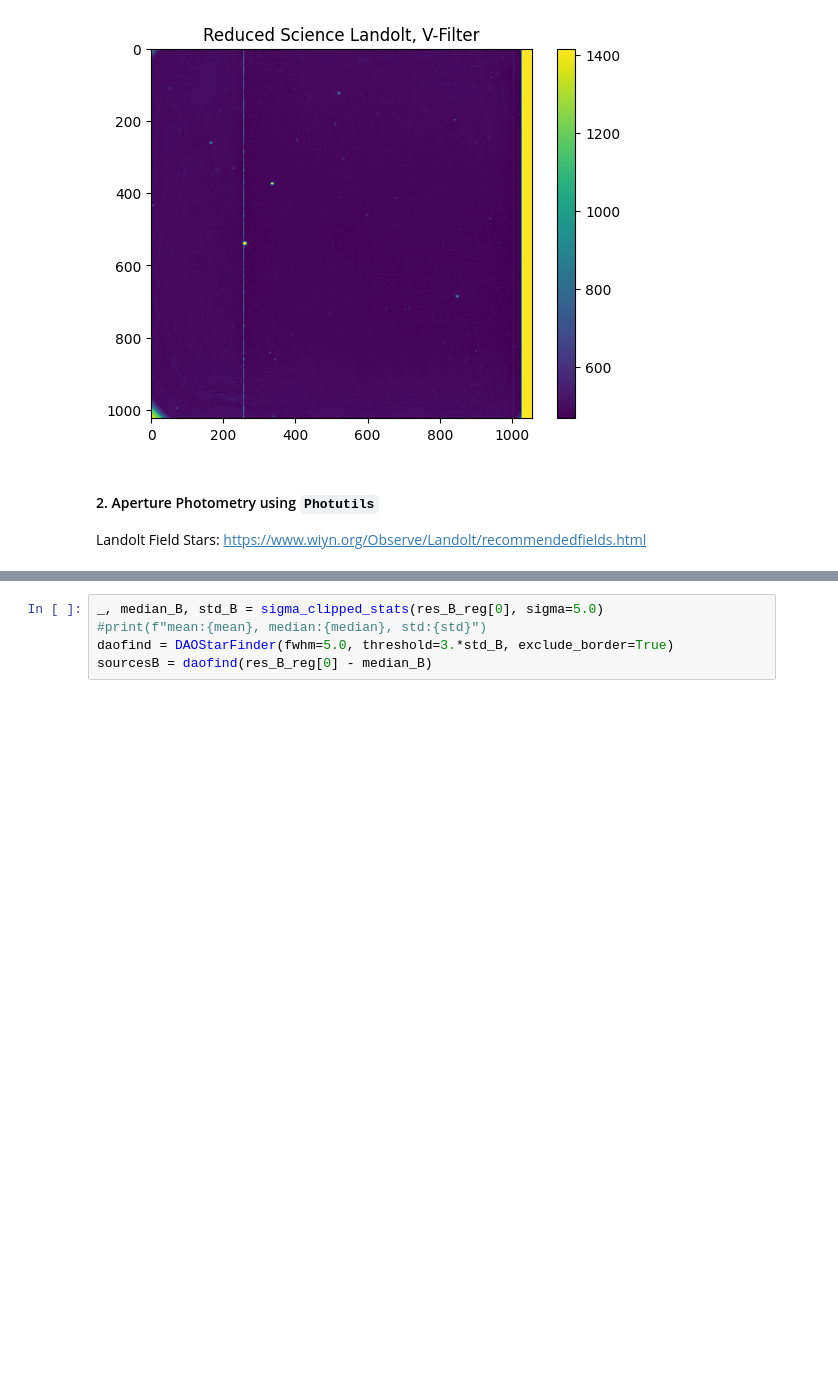
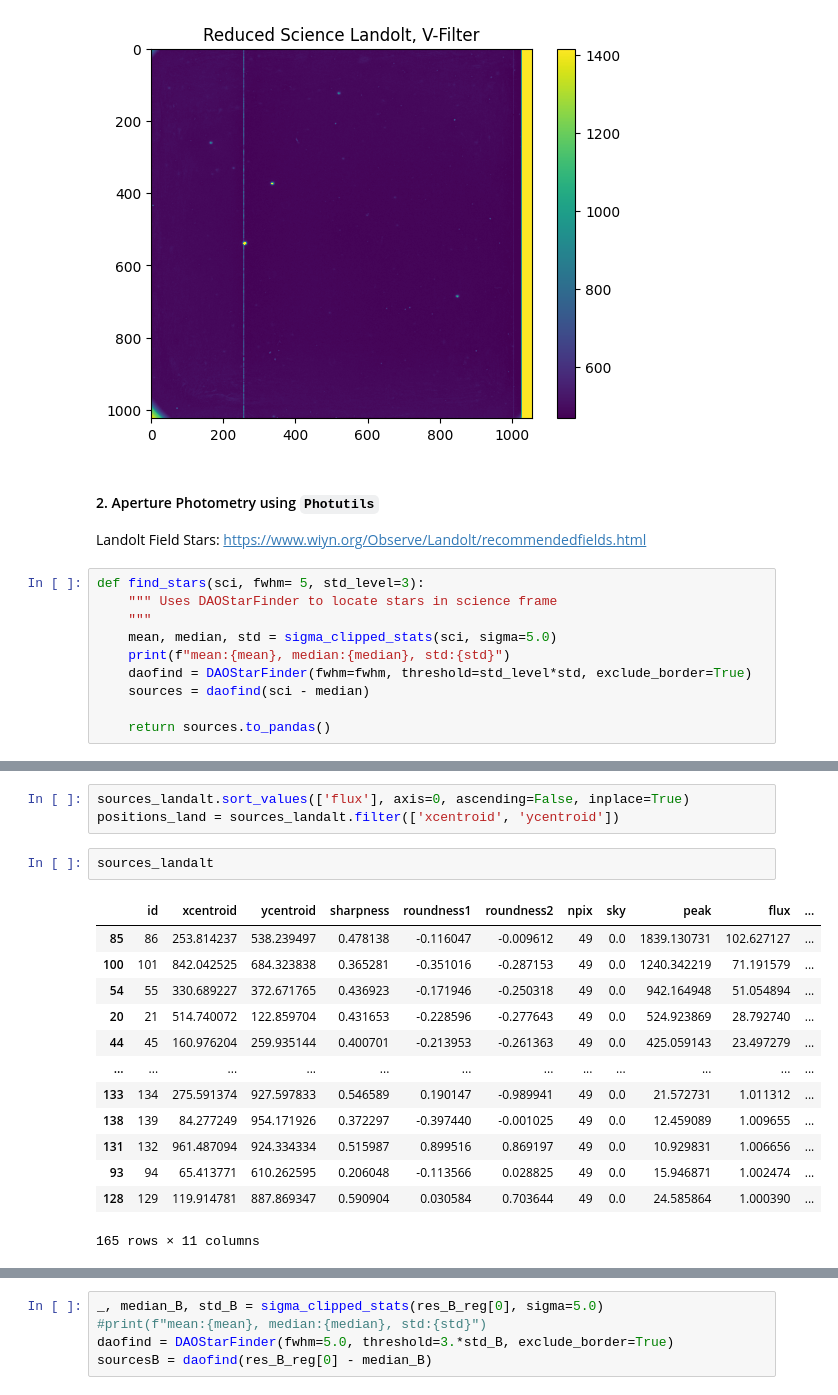
Before and after one commit to avi-patel1/ASTR257_2024, a Jupyter notebook: Project 2--HR Diagram/HR_Diagram.ipynb, the cells around one changed output, grey strips where cells are left out. Cells and saved outputs as stored; diff of their text form; blank space fills up the shorter version.

```diff
--- a/Project 2--HR Diagram/HR_Diagram.ipynb
+++ b/Project 2--HR Diagram/HR_Diagram.ipynb
@@ -136,3 +140,13 @@ plt.colorbar()
 #### 2. Aperture Photometry using  `Photutils`
 
 Landolt Field Stars: [https://www.wiyn.org/Observe/Landolt/recommendedfields.html](https://www.wiyn.org/Observe/Landolt/recommendedfields.html)
+# %%
+def find_stars(sci, fwhm= 5, std_level=3):
+    """ Uses DAOStarFinder to locate stars in science frame
+    """
+    mean, median, std = sigma_clipped_stats(sci, sigma=5.0)
+    print(f"mean:{mean}, median:{median}, std:{std}")
+    daofind = DAOStarFinder(fwhm=fwhm, threshold=std_level*std, exclude_border=True)
+    sources = daofind(sci - median)
+
+    return sources.to_pandas()
@@ -138,0 +166,19 @@ Landolt Field Stars: [https://www.wiyn.org/Observe/Landolt/recommendedfields.htm
+# %%
+sources_landalt.sort_values(['flux'], axis=0, ascending=False, inplace=True)
+positions_land = sources_landalt.filter(['xcentroid', 'ycentroid'])
+# %%
+sources_landalt
+# %% [output]
+|  | id | xcentroid | ycentroid | sharpness | roundness1 | roundness2 | npix | sky | peak | flux | ... |
+| 85 | 86 | 253.814237 | 538.239497 | 0.478138 | -0.116047 | -0.009612 | 49 | 0.0 | 1839.130731 | 102.627127 | ... |
+| 100 | 101 | 842.042525 | 684.323838 | 0.365281 | -0.351016 | -0.287153 | 49 | 0.0 | 1240.342219 | 71.191579 | ... |
+| 54 | 55 | 330.689227 | 372.671765 | 0.436923 | -0.171946 | -0.250318 | 49 | 0.0 | 942.164948 | 51.054894 | ... |
+| 20 | 21 | 514.740072 | 122.859704 | 0.431653 | -0.228596 | -0.277643 | 49 | 0.0 | 524.923869 | 28.792740 | ... |
+| 44 | 45 | 160.976204 | 259.935144 | 0.400701 | -0.213953 | -0.261363 | 49 | 0.0 | 425.059143 | 23.497279 | ... |
+| ... | ... | ... | ... | ... | ... | ... | ... | ... | ... | ... | ... |
+| 133 | 134 | 275.591374 | 927.597833 | 0.546589 | 0.190147 | -0.989941 | 49 | 0.0 | 21.572731 | 1.011312 | ... |
+| 138 | 139 | 84.277249 | 954.171926 | 0.372297 | -0.397440 | -0.001025 | 49 | 0.0 | 12.459089 | 1.009655 | ... |
+| 131 | 132 | 961.487094 | 924.334334 | 0.515987 | 0.899516 | 0.869197 | 49 | 0.0 | 10.929831 | 1.006656 | ... |
+| 93 | 94 | 65.413771 | 610.262595 | 0.206048 | -0.113566 | 0.028825 | 49 | 0.0 | 15.946871 | 1.002474 | ... |
+| 128 | 129 | 119.914781 | 887.869347 | 0.590904 | 0.030584 | 0.703644 | 49 | 0.0 | 24.585864 | 1.000390 | ... |
+165 rows × 11 columns
```
Also changed, not shown: parts of 8 cells of this notebook, 1 other file.
